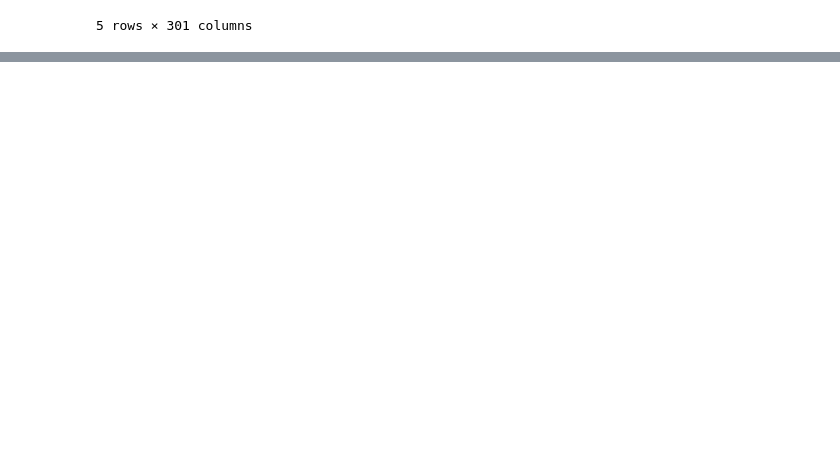
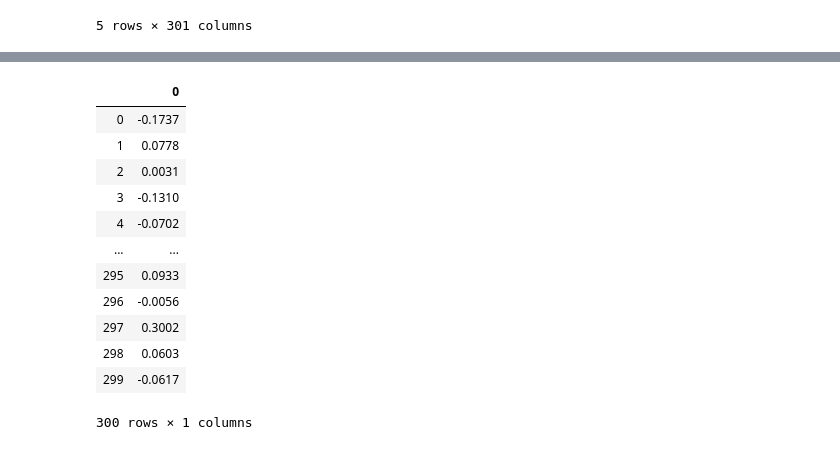
Before and after one commit to sudevschiz/tgnews, a Jupyter notebook: token_embedding.ipynb, the cells around one changed output, grey strips where cells are left out. Saved outputs shown, nothing was run; the diff lists cells and outputs as text; code cells hidden in the pictures; blank space fills up the shorter version.

```diff
--- a/token_embedding.ipynb
+++ b/token_embedding.ipynb
@@ -164,0 +176,36 @@ final[final["labal"]=="Entertainment"].head()
+# %%
+%%time
+import text_preprocessing as tp
+import io
+def load_vectors(fname):
+    fin = io.open(fname, 'r', encoding='utf-8', newline='\n', errors='ignore')
+    n, d = map(int, fin.readline().split())
+    data = {}
+    for line in fin:
+        tokens = line.rstrip().split(' ')
+        data[tokens[0]] = list(map(float, tokens[1:]))
+    return n,d,data
+
+n,d,ft_dict = load_vectors("assets/wiki-news-300d-1M.vec")
+
+import numpy as np
+def get_ft_vec(token,ft_dict,d=300):
+    try:
+        v = np.array(ft_dict[token])
+    except KeyError:
+        v = np.array([0]*d)
+    return v
+
+def compute_ft_sum(textlist,ft_dict=ft_dict,d=300):
+    ret_vec = np.array([0]*d)
+    for key in textlist:
+        # Multiply the word embedding with the
+        # number of times the user searched
+        vec = get_ft_vec(key,ft_dict)
+        # Vector addition of token embeddings
+        ret_vec = ret_vec + vec
+    return list(ret_vec)
+
+text = "enter that stuff here"
+arr = tp.preprocess(text)
+vector = compute_ft_sum(arr, ft_dict)
@@ -164,0 +215,6 @@ final[final["labal"]=="Entertainment"].head()
+# %%
+%%time
+import text_preprocessing as tp
+text = "enter that stuff here also"
+arr = tp.preprocess(text)
+vector = compute_ft_sum(arr, ft_dict)
@@ -164,0 +226,16 @@ final[final["labal"]=="Entertainment"].head()
+# %%
+pd.DataFrame(vector)
+# %% [output]
+|  | 0 |
+| 0 | -0.1737 |
+| 1 | 0.0778 |
+| 2 | 0.0031 |
+| 3 | -0.1310 |
+| 4 | -0.0702 |
+| ... | ... |
+| 295 | 0.0933 |
+| 296 | -0.0056 |
+| 297 | 0.3002 |
+| 298 | 0.0603 |
+| 299 | -0.0617 |
+300 rows × 1 columns
```
Also changed, not shown: parts of 15 cells of this notebook, 8 other files.
